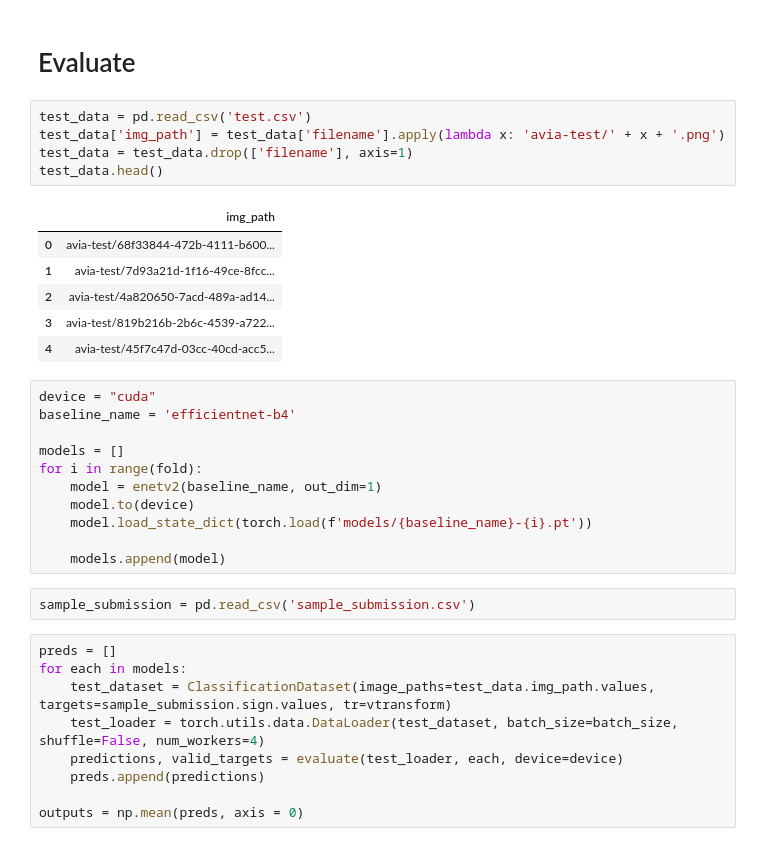
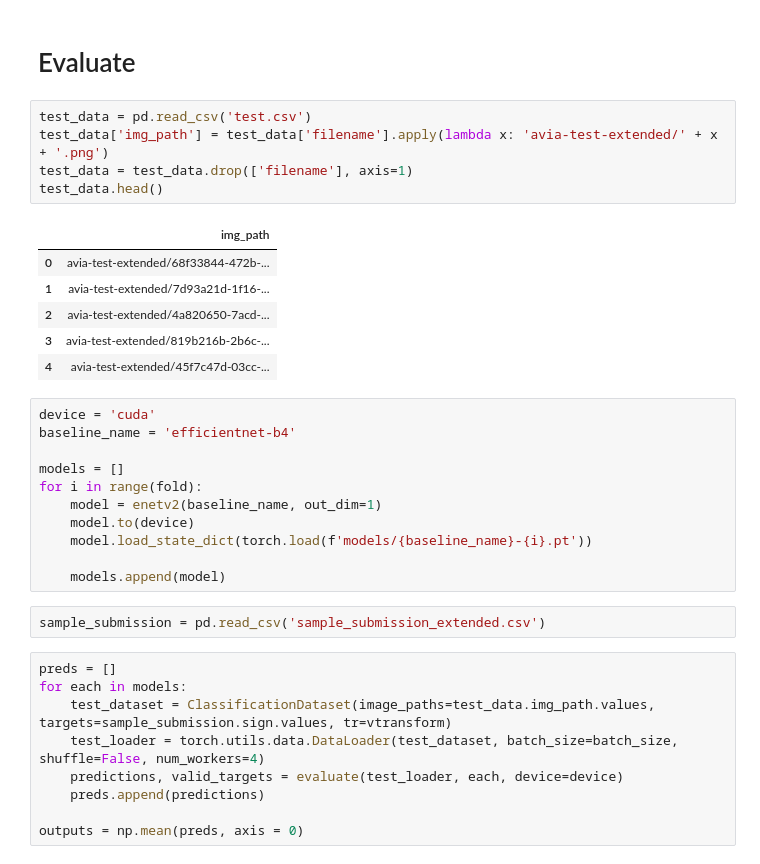
Before and after one commit to crashnester/missed_airplanes, a Jupyter notebook: missed_airplanes.ipynb, the cells around one changed output. Saved outputs shown, nothing was run; the diff lists cells and outputs as text.

Commit message:
use extended dataset, update readme, add other models information

```diff
--- a/missed_airplanes.ipynb
+++ b/missed_airplanes.ipynb
@@ -309,18 +358,18 @@ for train_index, test_index in skf.split(X, Y):
 # Evaluate
 # %%
 test_data = pd.read_csv('test.csv')
-test_data['img_path'] = test_data['filename'].apply(lambda x: 'avia-test/' + x + '.png')
+test_data['img_path'] = test_data['filename'].apply(lambda x: 'avia-test-extended/' + x + '.png')
 test_data = test_data.drop(['filename'], axis=1)
 test_data.head()
 # %% [output]
 |  | img_path |
-| 0 | avia-test/68f33844-472b-4111-b600... |
-| 1 | avia-test/7d93a21d-1f16-49ce-8fcc... |
-| 2 | avia-test/4a820650-7acd-489a-ad14... |
-| 3 | avia-test/819b216b-2b6c-4539-a722... |
-| 4 | avia-test/45f7c47d-03cc-40cd-acc5... |
+| 0 | avia-test-extended/68f33844-472b-... |
+| 1 | avia-test-extended/7d93a21d-1f16-... |
+| 2 | avia-test-extended/4a820650-7acd-... |
+| 3 | avia-test-extended/819b216b-2b6c-... |
+| 4 | avia-test-extended/45f7c47d-03cc-... |
 # %%
-device = "cuda"
+device = 'cuda'
 baseline_name = 'efficientnet-b4'
 
 models = []
@@ -331,7 +380,7 @@ for i in range(fold):
 
     models.append(model)
 # %%
-sample_submission = pd.read_csv('sample_submission.csv')
+sample_submission = pd.read_csv('sample_submission_extended.csv')
 # %%
 preds = []
 for each in models:
```
Also changed, not shown: parts of 11 cells of this notebook, 3 other files.
